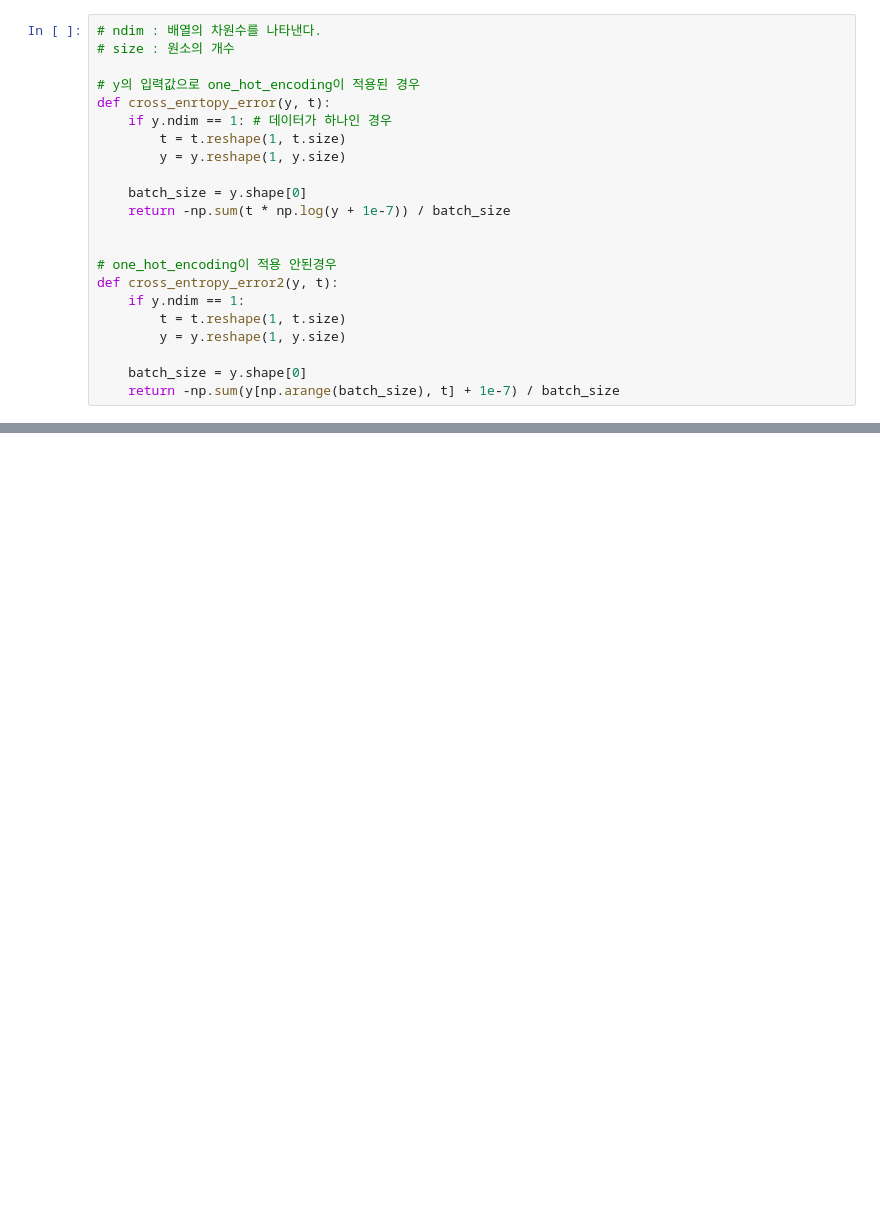
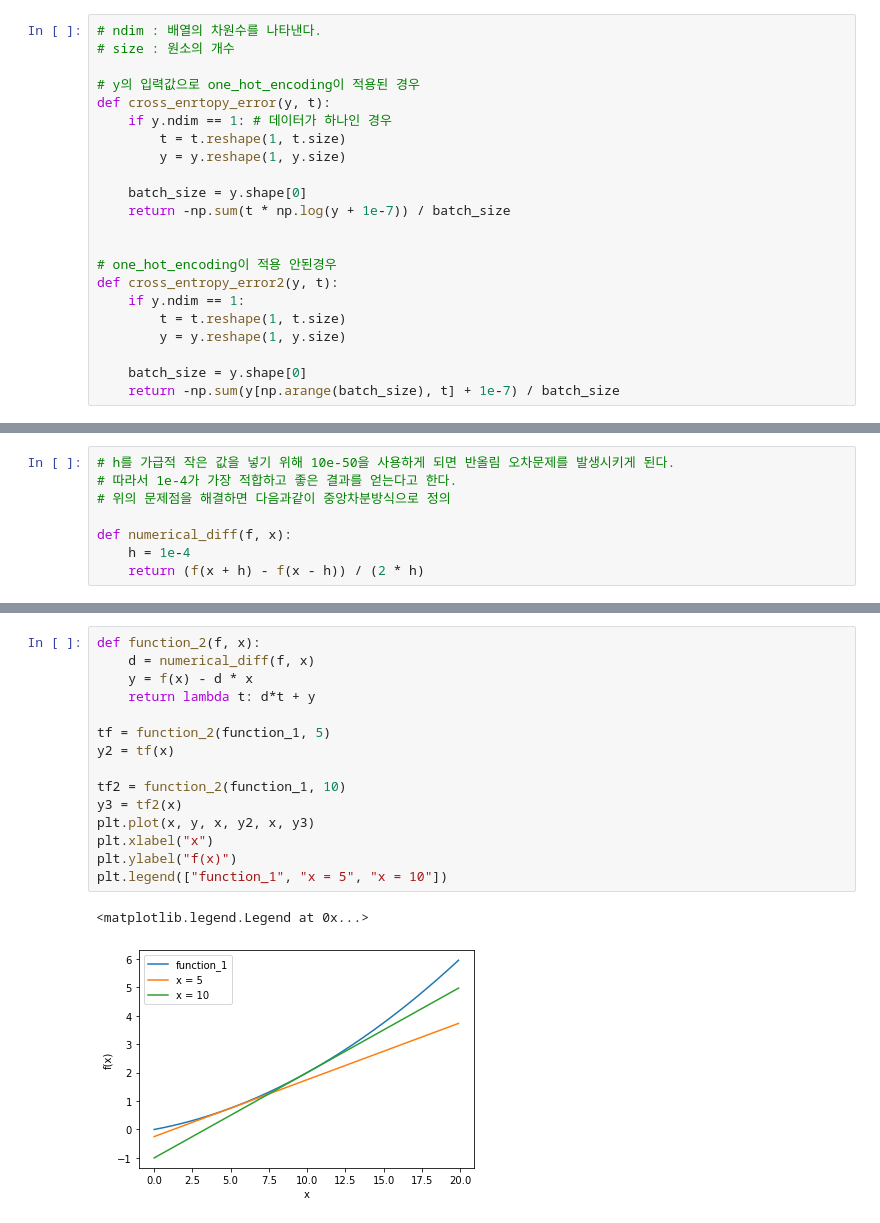
Before and after one commit to cromatical/TIL, a Jupyter notebook: Deep learning from scratch/Chapter4. 신경망학습.ipynb, the cells around one changed output, grey strips where cells are left out. Saved outputs shown, nothing was run; the diff lists cells and outputs as text; blank space fills up the shorter version.

```diff
--- a/Deep learning from scratch/Chapter4. 신경망학습.ipynb
+++ b/Deep learning from scratch/Chapter4. 신경망학습.ipynb
@@ -77,0 +80,8 @@ def cross_entropy_error2(y, t):
+# %%
+# h를 가급적 작은 값을 넣기 위해 10e-50을 사용하게 되면 반올림 오차문제를 발생시키게 된다.
+# 따라서 1e-4가 가장 적합하고 좋은 결과를 얻는다고 한다.
+# 위의 문제점을 해결하면 다음과같이 중앙차분방식으로 정의
+
+def numerical_diff(f, x):
+    h = 1e-4
+    return (f(x + h) - f(x - h)) / (2 * h)
@@ -77,0 +115,18 @@ def cross_entropy_error2(y, t):
+# %%
+def function_2(f, x):
+    d = numerical_diff(f, x)
+    y = f(x) - d * x
+    return lambda t: d*t + y
+
+tf = function_2(function_1, 5)
+y2 = tf(x)
+
+tf2 = function_2(function_1, 10)
+y3 = tf2(x)
+plt.plot(x, y, x, y2, x, y3)
+plt.xlabel("x")
+plt.ylabel("f(x)")
+plt.legend(["function_1", "x = 5", "x = 10"])
+# %% [output]
+<matplotlib.legend.Legend at 0x...>
+[figure, added]
```
Also changed, not shown: parts of 4 cells of this notebook.
